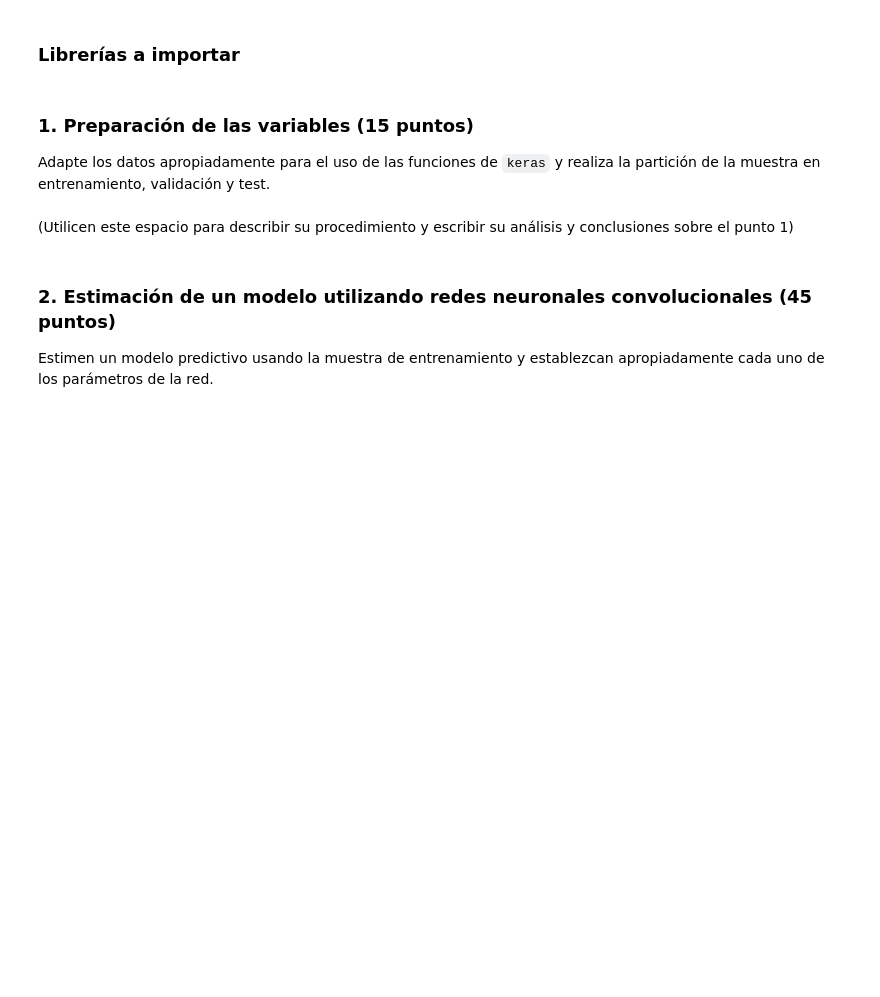
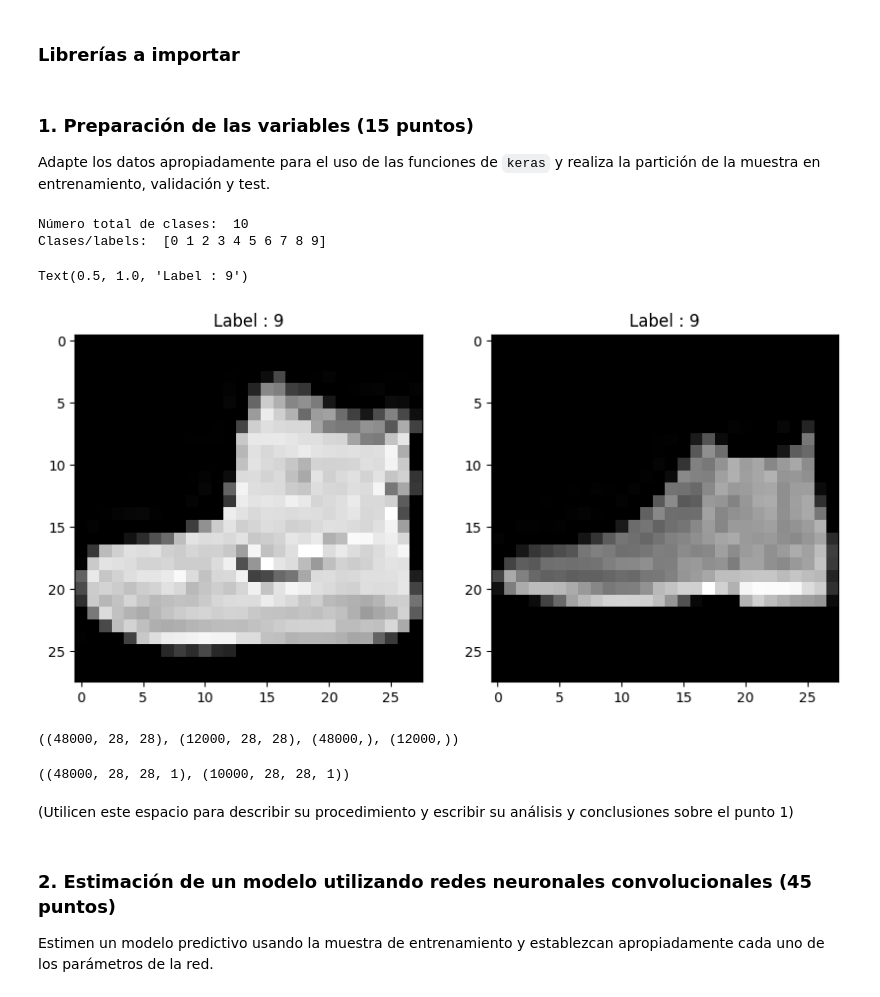
Before and after one commit to juankquintana/deep_learning, a Jupyter notebook: Semana 5/Caso 5/S5TCPEP1.ipynb, the cells around one changed output. Cells and saved outputs as stored; diff of their text form; code cells hidden in the pictures; blank space fills up the shorter version.

```diff
--- a/Semana 5/Caso 5/S5TCPEP1.ipynb
+++ b/Semana 5/Caso 5/S5TCPEP1.ipynb
@@ -46,3 +60,27 @@ import keras
 Adapte los datos apropiadamente para el uso de las funciones de `keras` y realiza la partición de la muestra en entrenamiento, validación y test.
 # %%
 # Utilicen este espacio para escribir los códigos del procedimiento del punto 1 ####
+(x_train, y_train), (x_test, y_test) = tf.keras.datasets.fashion_mnist.load_data()
+# %%
+classes = np.unique(y_train)
+nClasses = len(classes)
+print('Número total de clases: ', nClasses)
+print('Clases/labels: ', classes)
+# %% [output]
+Número total de clases:  10
+Clases/labels:  [0 1 2 3 4 5 6 7 8 9]
+# %%
+
+plt.figure(figsize=[10,20])
+# Visualiza la primera imagen en la base de training
+plt.subplot(121)
+plt.imshow(x_train[0,:,:], cmap='gray')
+plt.title("Label : {}".format(y_train[0]))
+
+# Visualiza la primera imagen en la base de testing
+plt.subplot(122)
+plt.imshow(x_test[0,:,:], cmap='gray')
+plt.title("Label : {}".format(y_test[0]))
+# %% [output]
+Text(0.5, 1.0, 'Label : 9')
+[figure, added]
@@ -49,3 +93,18 @@ Adapte los datos apropiadamente para el uso de las funciones de `keras` y realiz
+# %%
+from sklearn.model_selection import train_test_split
+train_X,valid_X,train_label,valid_label = train_test_split(train_X, y_train, test_size=0.2, random_state=1324)
+train_X.shape,valid_X.shape,train_label.shape,valid_label.shape
+# %% [output]
+((48000, 28, 28), (12000, 28, 28), (48000,), (12000,))
+# %%
+#Ajustar dimensiones de los datos
+image_rows = train_X.shape[1]
+image_cols = train_X.shape[2]
+train_X = train_X.reshape(-1,image_rows,image_cols, 1)
+test_X = test_X.reshape(-1,image_rows,image_cols, 1)
+train_X.shape, test_X.shape
+# %% [output]
+((48000, 28, 28, 1), (10000, 28, 28, 1))
 # %% [markdown]
 (Utilicen este espacio para describir su procedimiento y escribir su análisis y conclusiones sobre el punto 1)
 # %% [markdown]
```
Also changed, not shown: parts of 5 cells of this notebook, 1 other file.
